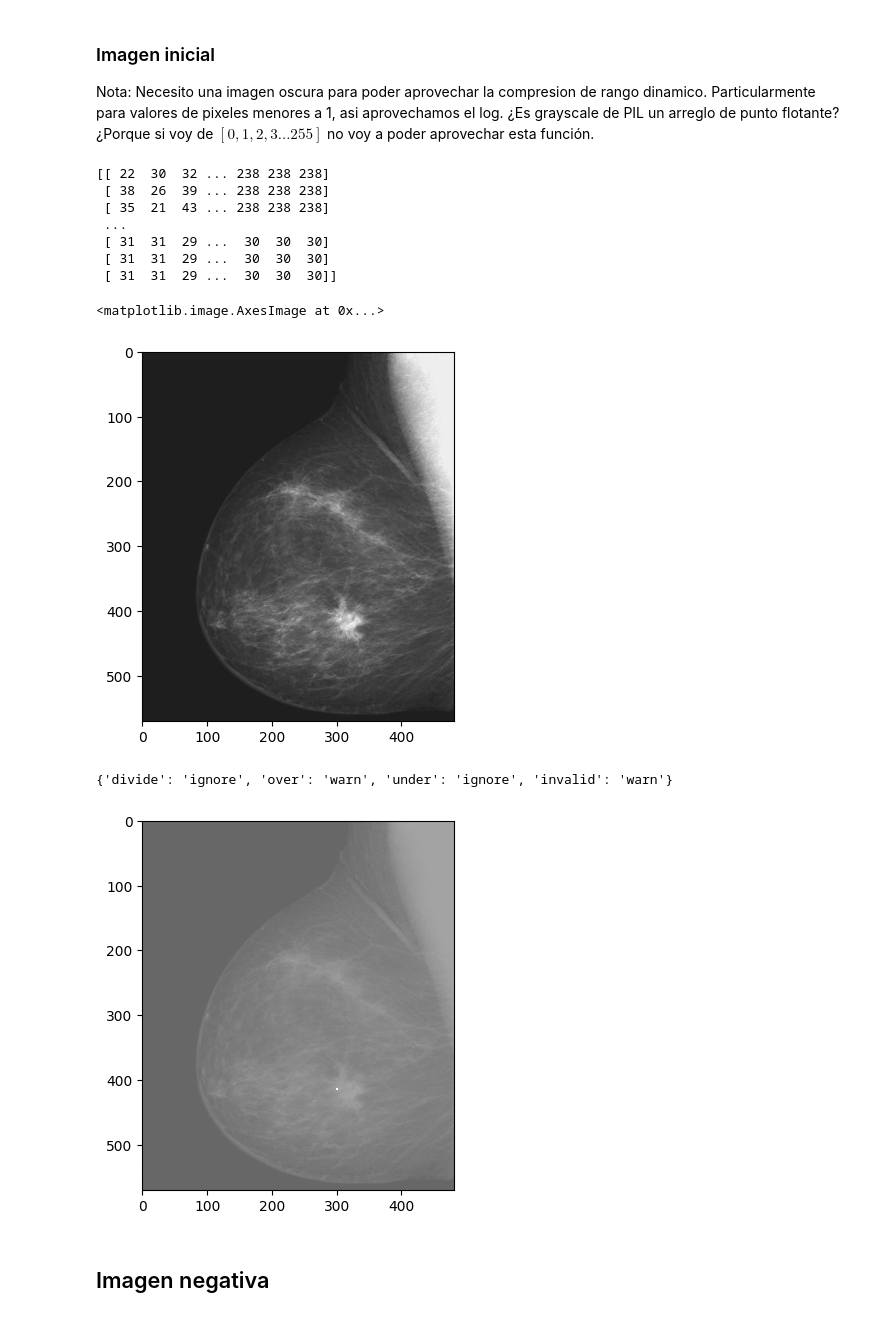
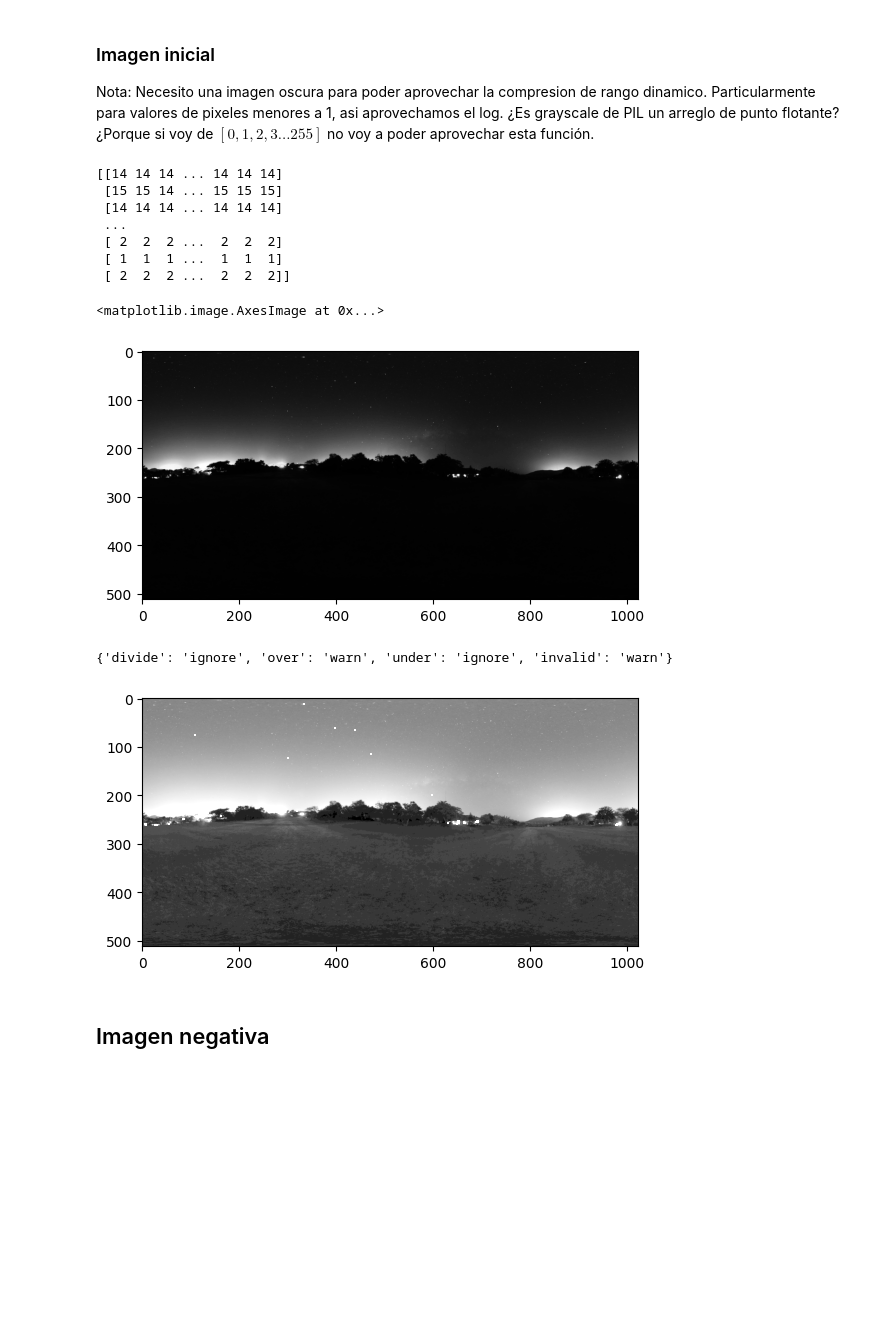
Before and after one commit to ollinurb/elementos-reconocimiento-visual, a Jupyter notebook: practica_1.ipynb, the cells around one changed output. Drawn from its saved outputs; the diff is of its cells as text; code cells hidden in the pictures; blank space fills up the shorter version.

```diff
--- a/practica_1.ipynb
+++ b/practica_1.ipynb
@@ -1,3 +6,12 @@
+# %%
+flintstones = Image.open("1_Introduccion/imagenes_test01/flinstones.png")
+peppers = Image.open("1_Introduccion/imagenes_test01/peppers256.png")
+door = Image.open("1_Introduccion/imagenes1/kodim02.png")
+cupula = Image.open("1_Introduccion/imagenes_contraste/cupula.jpg")
+mamografia = Image.open("1_Introduccion/imagenes_contraste/manografia.jpg")
+seeds = Image.open("1_Introduccion/imagenes_contraste/seeds.jpg")
+aerial = Image.open("1_Introduccion/imagenes_contraste/aerial.jpg")
+golf = Image.open("1_Introduccion/imagenes1/moonless_golf_1k.png")
 # %% [markdown]
 # PRACTICA 1 #
 # %% [markdown]
@@ -15,21 +24,20 @@ import matplotlib as mpl
 Nota: Necesito una imagen oscura para poder aprovechar la compresion de rango dinamico.
 Particularmente para valores de pixeles menores a 1, asi aprovechamos el log. ¿Es grayscale de PIL un arreglo de punto flotante? ¿Porque si voy de $[0,1,2,3...255]$ no voy a poder aprovechar esta función.
 # %%
-imagen = Image.open("1_Introduccion/imagenes_contraste/manografia.jpg")
-imagen = imagen.convert("L")
+imagen = golf.convert("L")
 array_imagen = np.array(imagen)
 print(array_imagen)
 plt.imshow(array_imagen,cmap='gray', vmin=0, vmax=255)
 # %% [output]
-[[ 22  30  32 ... 238 238 238]
- [ 38  26  39 ... 238 238 238]
- [ 35  21  43 ... 238 238 238]
+[[14 14 14 ... 14 14 14]
+ [15 15 14 ... 15 15 15]
+ [14 14 14 ... 14 14 14]
  ...
- [ 31  31  29 ...  30  30  30]
- [ 31  31  29 ...  30  30  30]
- [ 31  31  29 ...  30  30  30]]
+ [ 2  2  2 ...  2  2  2]
+ [ 1  1  1 ...  1  1  1]
+ [ 2  2  2 ...  2  2  2]]
 <matplotlib.image.AxesImage at 0x...>
-[figure, old version]
+[figure, new version]
 # %%
 def compresion_rango(imagen,c):
     imagen_comp = np.log(imagen + 1) * c
@@ -37,11 +45,11 @@ def compresion_rango(imagen,c):
 # %%
 #compresion_rango(np.array,int)
 np.seterr(divide = 'ignore') #usamos esto porque da warning de division por 0.
-compresion_rango(array_imagen, 30)
+compresion_rango(array_imagen, 50)
 np.seterr(divide = 'warn')
 # %% [output]
 {'divide': 'ignore', 'over': 'warn', 'under': 'ignore', 'invalid': 'warn'}
-[figure, old version]
+[figure, new version]
 # %% [markdown]
 ## Imagen negativa
 # %% [markdown]
```
Also changed, not shown: parts of 9 cells of this notebook, 1 other file.
